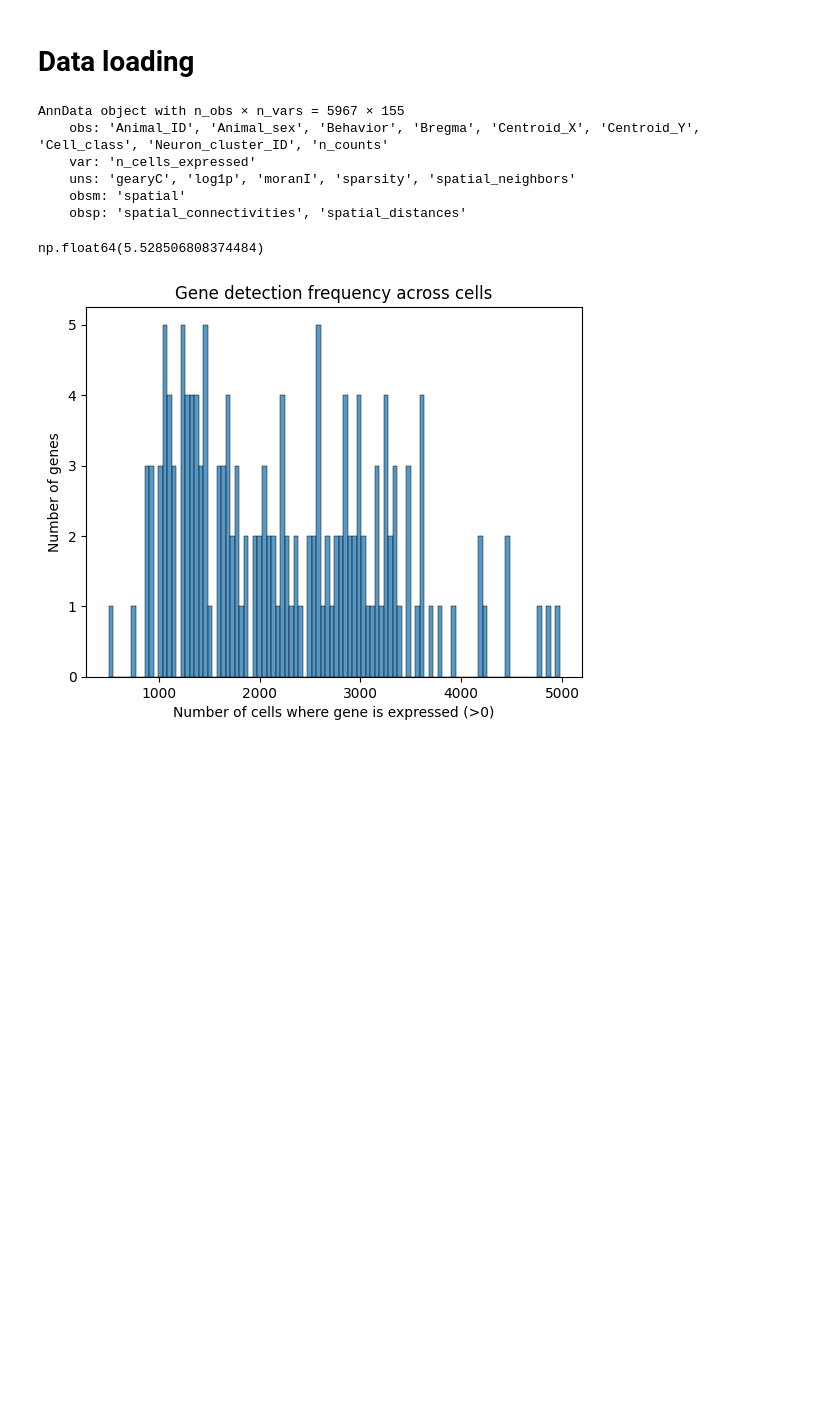
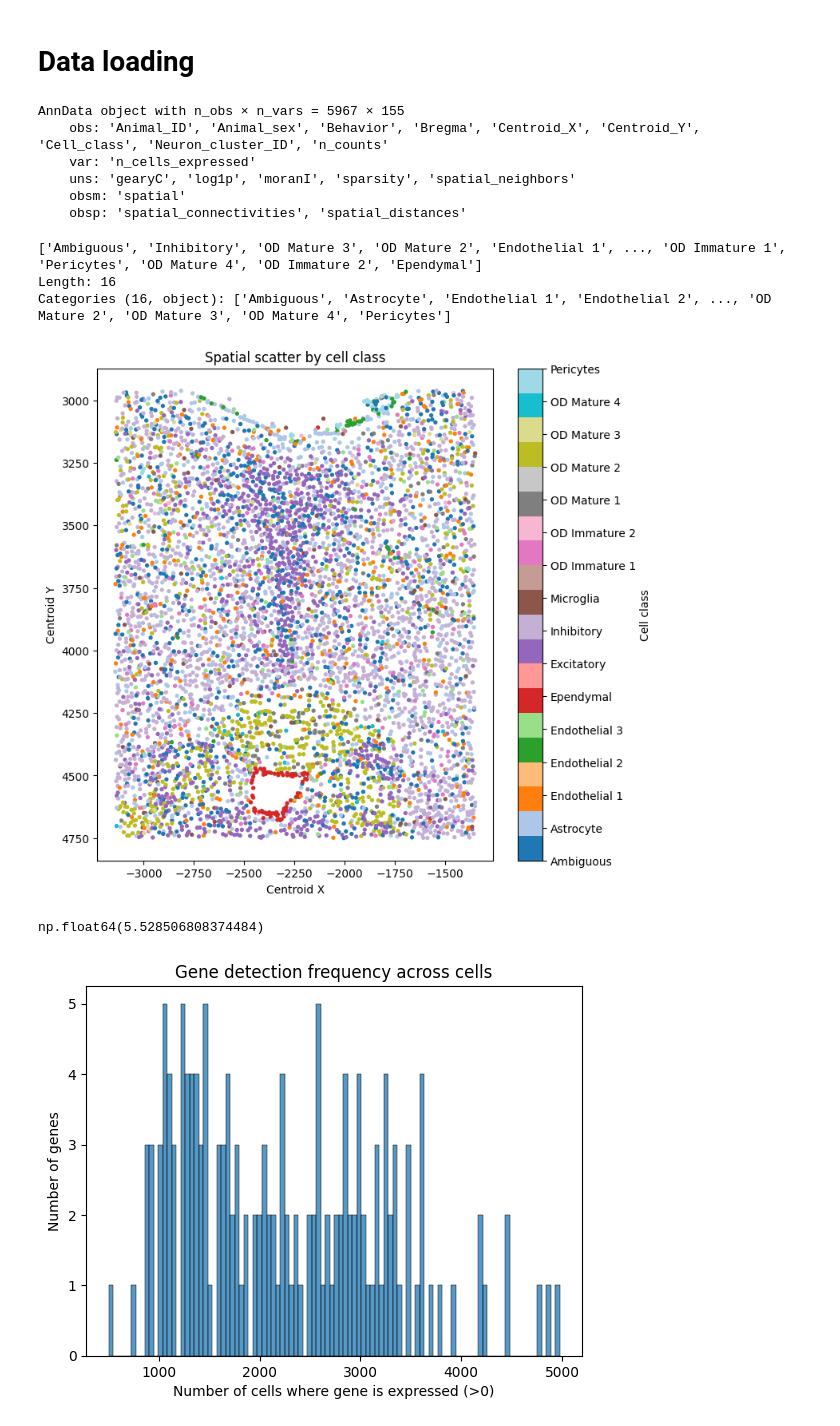
Before and after one commit to enric-bazz/tangramlit_dev, a Jupyter notebook: Notebooks/dataset3_data_pp.ipynb, the cells around one changed output. Drawn from its saved outputs; the diff is of its cells as text; code cells hidden in the pictures; blank space fills up the shorter version.

```diff
--- a/Notebooks/dataset3_data_pp.ipynb
+++ b/Notebooks/dataset3_data_pp.ipynb
@@ -12,7 +12,7 @@ import seaborn as sns
 import matplotlib.pyplot as plt
 # %%
 # Set data path
-data_path = "/nfsd/sysbiobig/bazzaccoen/tangramlit_dev/data/Dataset6/"
+data_path = "/nfsd/sysbiobig/bazzaccoen/tangramlit_dev/data/Dataset3/"
 # %% [markdown]
 # Data preparation
 # %% [markdown]
@@ -484,7 +484,7 @@ sc.write(data_path + "MERFISH_data.h5ad", adata_st, 'h5ad')
 # %% [markdown]
 # Data loading
 # %%
-adata_st = sc.read(data_path + "MERFISH_data.h5ad")
+adata_st = sc.read(data_path + "spatial_data.h5ad")
 adata_st
 # %% [output]
 AnnData object with n_obs × n_vars = 5967 × 155
@@ -493,6 +493,41 @@ AnnData object with n_obs × n_vars = 5967 × 155
     uns: 'gearyC', 'log1p', 'moranI', 'sparsity', 'spatial_neighbors'
     obsm: 'spatial'
     obsp: 'spatial_connectivities', 'spatial_distances'
+# %%
+adata_st.obs['Cell_class'].unique()
+# %% [output]
+['Ambiguous', 'Inhibitory', 'OD Mature 3', 'OD Mature 2', 'Endothelial 1', ..., 'OD Immature 1', 'Pericytes', 'OD Mature 4', 'OD Immature 2', 'Ependymal']
+Length: 16
+Categories (16, object): ['Ambiguous', 'Astrocyte', 'Endothelial 1', 'Endothelial 2', ..., 'OD Mature 2', 'OD Mature 3', 'OD Mature 4', 'Pericytes']
+# %%
+import matplotlib.pyplot as plt
+
+x = adata_st.obs['Centroid_X']
+y = adata_st.obs['Centroid_Y']
+
+cell_class = adata_st.obs['Cell_class'].astype('category')
+codes = cell_class.cat.codes
+
+plt.figure(figsize=(8, 8))
+sc = plt.scatter(
+    x, y,
+    c=codes,
+    cmap='tab20',
+    s=8
+)
+
+plt.xlabel('Centroid X')
+plt.ylabel('Centroid Y')
+plt.title('Spatial scatter by cell class')
+plt.gca().invert_yaxis()
+
+cbar = plt.colorbar(sc, ticks=range(len(cell_class.cat.categories)))
+cbar.ax.set_yticklabels(cell_class.cat.categories)
+cbar.set_label('Cell class')
+
+plt.show()
+# %% [output]
+[figure, added]
 # %%
 adata_st.X.max()
 # %% [output]
```
Also changed, not shown: 1 other file.
